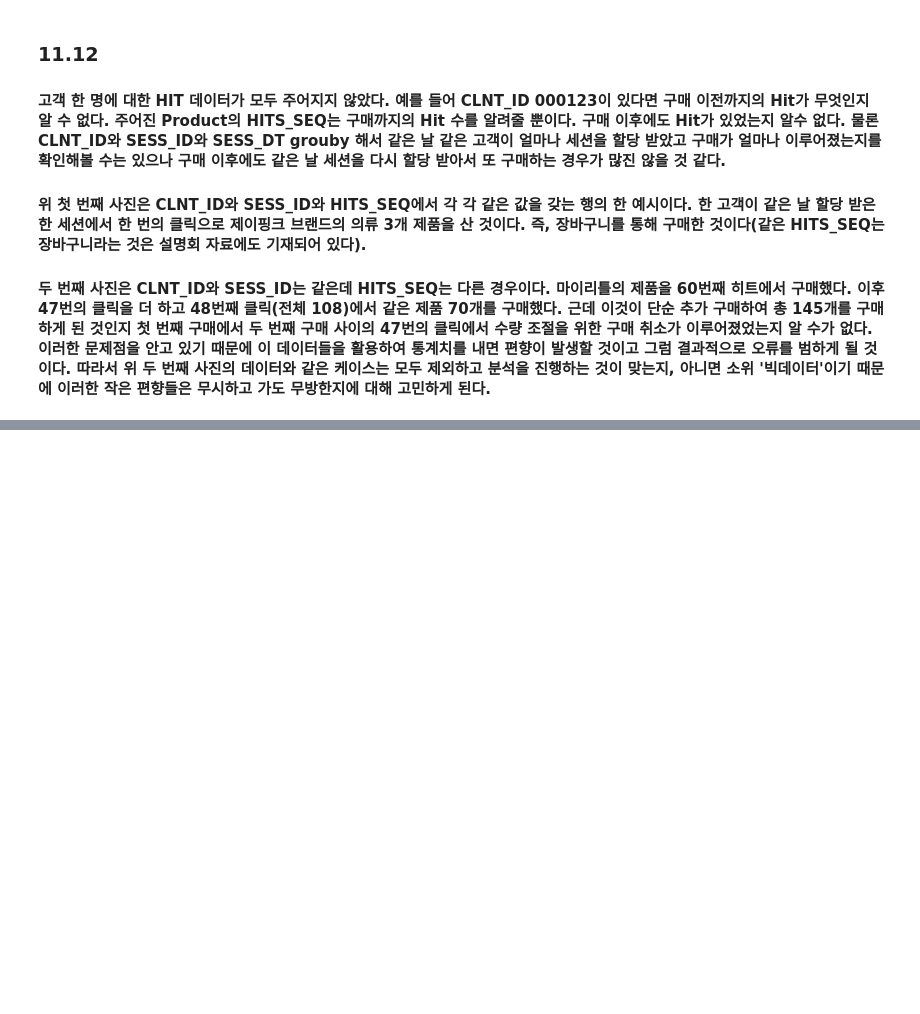
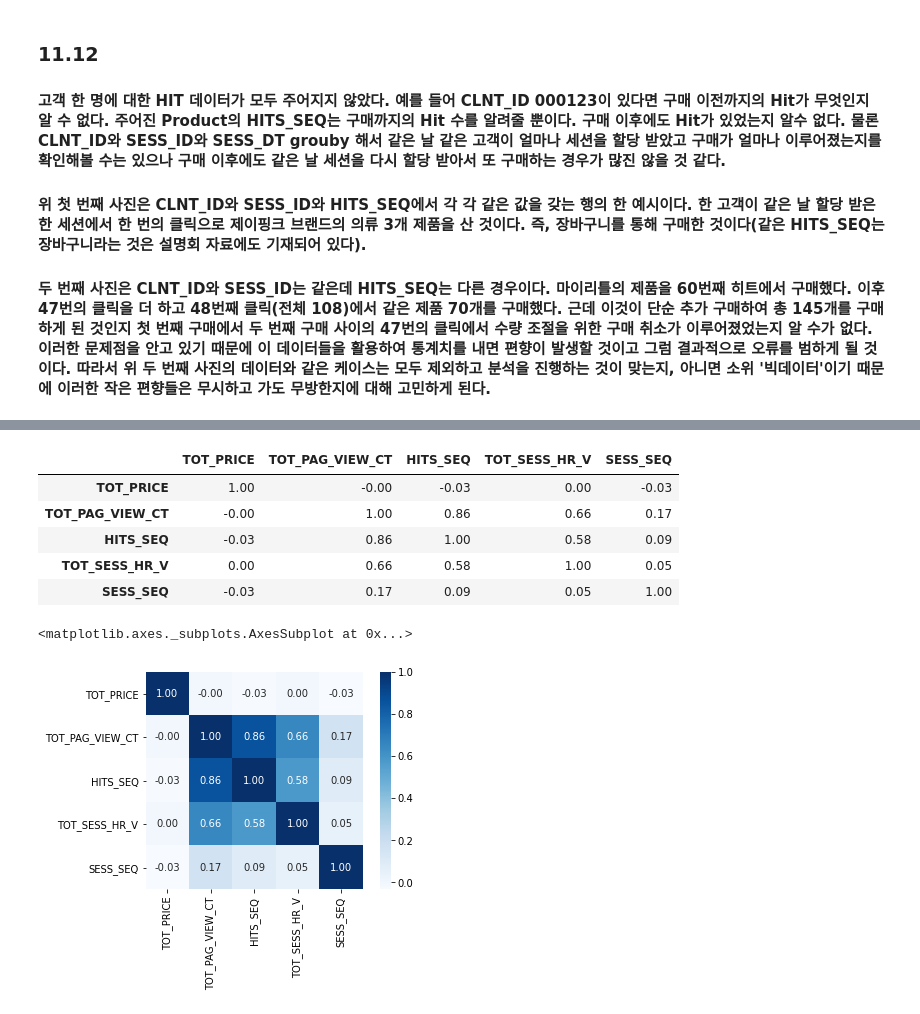
Before and after one commit to chldnjstjr/Lpoint, a Jupyter notebook: 1st_EDA.ipynb, the cells around one changed output, grey strips where cells are left out. Cells and saved outputs as stored; diff of their text form; code cells hidden in the pictures; blank space fills up the shorter version.

```diff
--- a/1st_EDA.ipynb
+++ b/1st_EDA.ipynb
@@ -536,0 +519,4 @@ round(sum(prd['PD_BUY_AM']%1000==900)/len(prd['PD_BUY_AM'])*100, 2) #서로 다
+# %%
+#Product * Session
+session['SESS_DT'] = pd.to_datetime(session['SESS_DT'], format="%Y%m%d")
+session.isna().sum()
@@ -536,0 +534,3 @@ round(sum(prd['PD_BUY_AM']%1000==900)/len(prd['PD_BUY_AM'])*100, 2) #서로 다
+# %%
+prdmaster = pd.merge(prdmaster, session, how='inner', on=['CLNT_ID', 'SESS_ID'])
+prdmaster.head()
@@ -536,0 +570,19 @@ round(sum(prd['PD_BUY_AM']%1000==900)/len(prd['PD_BUY_AM'])*100, 2) #서로 다
+# %%
+prpvcorr=prdmaster[['TOT_PRICE', 'TOT_PAG_VIEW_CT','HITS_SEQ', 'TOT_SESS_HR_V', 'SESS_SEQ']].corr(method='pearson')
+prpvcorr
+
+df_heatmap = sns.heatmap(prpvcorr, cbar = True, annot = True, annot_kws={'size' : 10}, fmt = '.2f', square = True, cmap = 'Blues')
+df_heatmap #굳이 그려봤음.
+
+#왓더 페이지 뷰와 고객 당 구매 가격은 상관관계 걍 없다.
+#각 구매 당 총 구매가격인 TOT_PRICE는 정보탐색과 직접적으로 관련된 변수와 그 어떤 상관관계도 없다. 아오씨
+#HIT가 1~3정도인 너무 작은 것들,
+# %% [output]
+|  | TOT_PRICE | TOT_PAG_VIEW_CT | HITS_SEQ | TOT_SESS_HR_V | SESS_SEQ |
+| TOT_PRICE | 1.00 | -0.00 | -0.03 | 0.00 | -0.03 |
+| TOT_PAG_VIEW_CT | -0.00 | 1.00 | 0.86 | 0.66 | 0.17 |
+| HITS_SEQ | -0.03 | 0.86 | 1.00 | 0.58 | 0.09 |
+| TOT_SESS_HR_V | 0.00 | 0.66 | 0.58 | 1.00 | 0.05 |
+| SESS_SEQ | -0.03 | 0.17 | 0.09 | 0.05 | 1.00 |
+<matplotlib.axes._subplots.AxesSubplot at 0x...>
+[figure, added]
```
Also changed, not shown: parts of 17 cells of this notebook.
